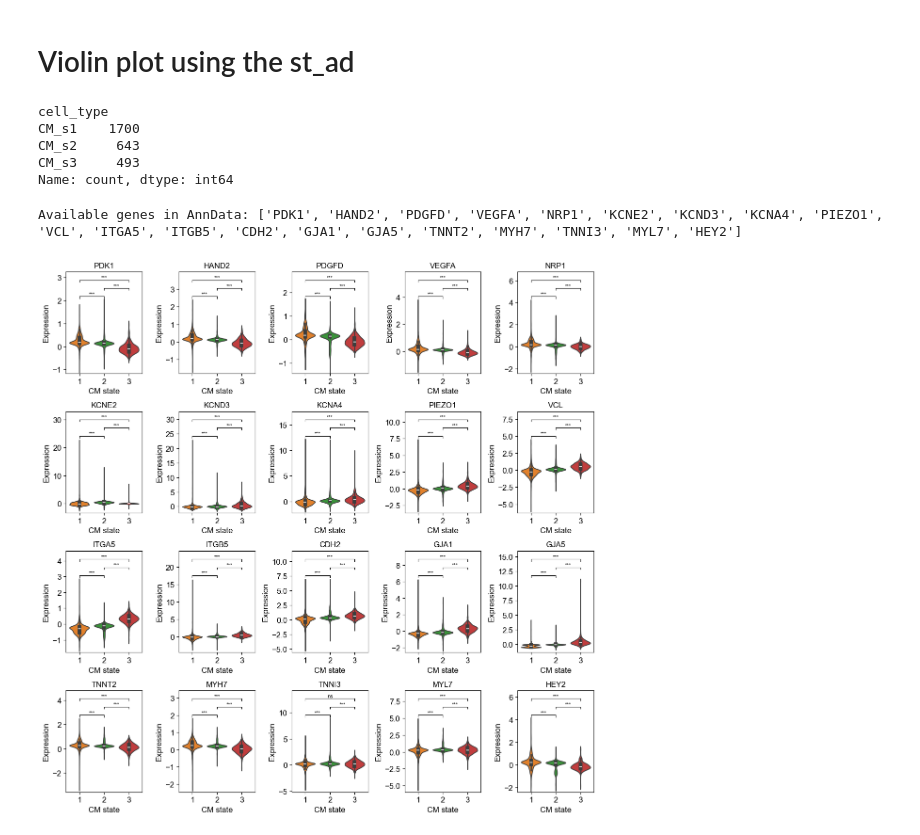
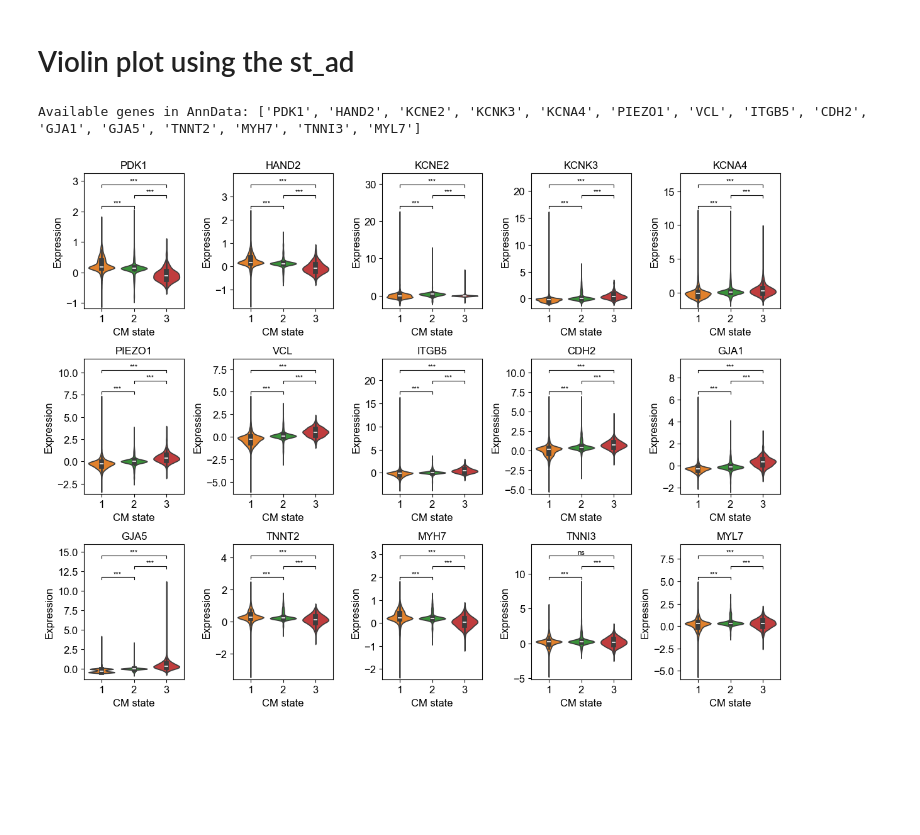
Before and after one commit to LiuLab-Bioelectronics-Harvard/Graphene_seq, a Jupyter notebook: notebooks/Supplementary_Figure9.ipynb, the cells around one changed output. Saved outputs shown, nothing was run; the diff lists cells and outputs as text; code cells hidden in the pictures; blank space fills up the shorter version.

```diff
--- a/notebooks/Supplementary_Figure9.ipynb
+++ b/notebooks/Supplementary_Figure9.ipynb
@@ -11,3 +9,5 @@ data_path = '../SourceData/Supplementary_Figure9/'
+# %%
+data_path = '../data/'
 # %%
 st_ad = sc.read_h5ad(data_path + 'st_ad_all.h5ad')
 # %% [markdown]
@@ -15,23 +15,22 @@ st_ad = sc.read_h5ad(data_path + 'st_ad_all.h5ad')
 # %%
 st_ad_cm = st_ad.copy()
 st_ad_cm = st_ad_cm[st_ad_cm.obs['cell_type'].isin(['CM_s1', 'CM_s2', 'CM_s3'])]
-# %%
-st_ad_cm.obs['cell_type'].value_counts()
-# %% [output]
-cell_type
-CM_s1    1700
-CM_s2     643
-CM_s3     493
-Name: count, dtype: int64
 # %%
 gene_expression = pd.DataFrame(st_ad_cm.X, index=st_ad_cm.obs.index, columns=st_ad_cm.var_names)
 cell_types = st_ad_cm.obs['cell_type']
 # %%
+# markers= [
+#     'PDK1', 'HAND2', 'PDGFD', 'VEGFA', 'NRP1',
+#     'KCNE2', 'KCND3', 'KCNA4','PIEZO1', 'VCL',
+#     'ITGA5', 'ITGB5', 'CDH2', 'GJA1','GJA5',
+#     'TNNT2', 'MYH7', 'TNNI3', 'MYL7', 'HEY2',
+#     ]
+
 markers = [
-    'PDK1', 'HAND2', 'PDGFD', 'VEGFA', 'NRP1',
-    'KCNE2', 'KCND3', 'KCNA4','PIEZO1',
-    'VCL', 'ITGA5', 'ITGB5', 'CDH2', 'GJA1','GJA5',
-    'TNNT2', 'MYH7', 'TNNI3', 'MYL7', 'HEY2'
+    'PDK1', 'HAND2',
+    'KCNE2', 'KCNK3', 'KCNA4','PIEZO1',
+    'VCL', 'ITGB5', 'CDH2', 'GJA1','GJA5',
+    'TNNT2', 'MYH7', 'TNNI3', 'MYL7',
     ]
 
 palette = {'1': '#ff7f0e', '2': '#2ca02c', '3': '#d62728'}
@@ -96,35 +95,35 @@ for i, feature in enumerate(available_genes):
 
     y_min = temp_df['Expression'].min()
     y_max = temp_df['Expression'].max()
     y_range = y_max - y_min
 
     annotation_height = y_max + y_range * 0.05
     line_height = y_range * 0.03
 
     ax.plot([0, 0, 1, 1], [annotation_height, annotation_height + line_height, annotation_height + line_height, annotation_height], 'k-', lw=0.8)
     ax.text(0.5, annotation_height + line_height, format_pvalue(p_12), ha='center', va='bottom', fontsize=8)
 
     annotation_height2 = annotation_height + y_range * 0.12
     ax.plot([1, 1, 2, 2], [annotation_height2, annotation_height2 + line_height, annotation_height2 + line_height, annotation_height2], 'k-', lw=0.8)
     ax.text(1.5, annotation_height2 + line_height, format_pvalue(p_23), ha='center', va='bottom', fontsize=8)
 
     annotation_height3 = annotation_height2 + y_range * 0.12
     ax.plot([0, 0, 2, 2], [annotation_height3, annotation_height3 + line_height, annotation_height3 + line_height, annotation_height3], 'k-', lw=0.8)
     ax.text(1, annotation_height3 + line_height, format_pvalue(p_13), ha='center', va='bottom', fontsize=8)
 
     ax.set_ylim(temp_df['Expression'].min() - y_range * 0.05, annotation_height3 + y_range * 0.15)
 
     plt.title(f'{feature}', fontsize=12)
     plt.xlabel('CM state', fontsize=12)
     plt.ylabel('Expression', fontsize=12)
     plt.xticks(fontsize=12)
     plt.yticks(fontsize=12)
 
 plt.tight_layout()
 plt.show()
 # %% [output]
-Available genes in AnnData: ['PDK1', 'HAND2', 'PDGFD', 'VEGFA', 'NRP1', 'KCNE2', 'KCND3', 'KCNA4', 'PIEZO1', 'VCL', 'ITGA5', 'ITGB5', 'CDH2', 'GJA1', 'GJA5', 'TNNT2', 'MYH7', 'TNNI3', 'MYL7', 'HEY2']
+Available genes in AnnData: ['PDK1', 'HAND2', 'KCNE2', 'KCNK3', 'KCNA4', 'PIEZO1', 'VCL', 'ITGB5', 'CDH2', 'GJA1', 'GJA5', 'TNNT2', 'MYH7', 'TNNI3', 'MYL7']
-[figure, old version]
+[figure, new version]
 # %%
 results = []
 
```
Also changed, not shown: parts of 2 cells of this notebook, 38 other files.
